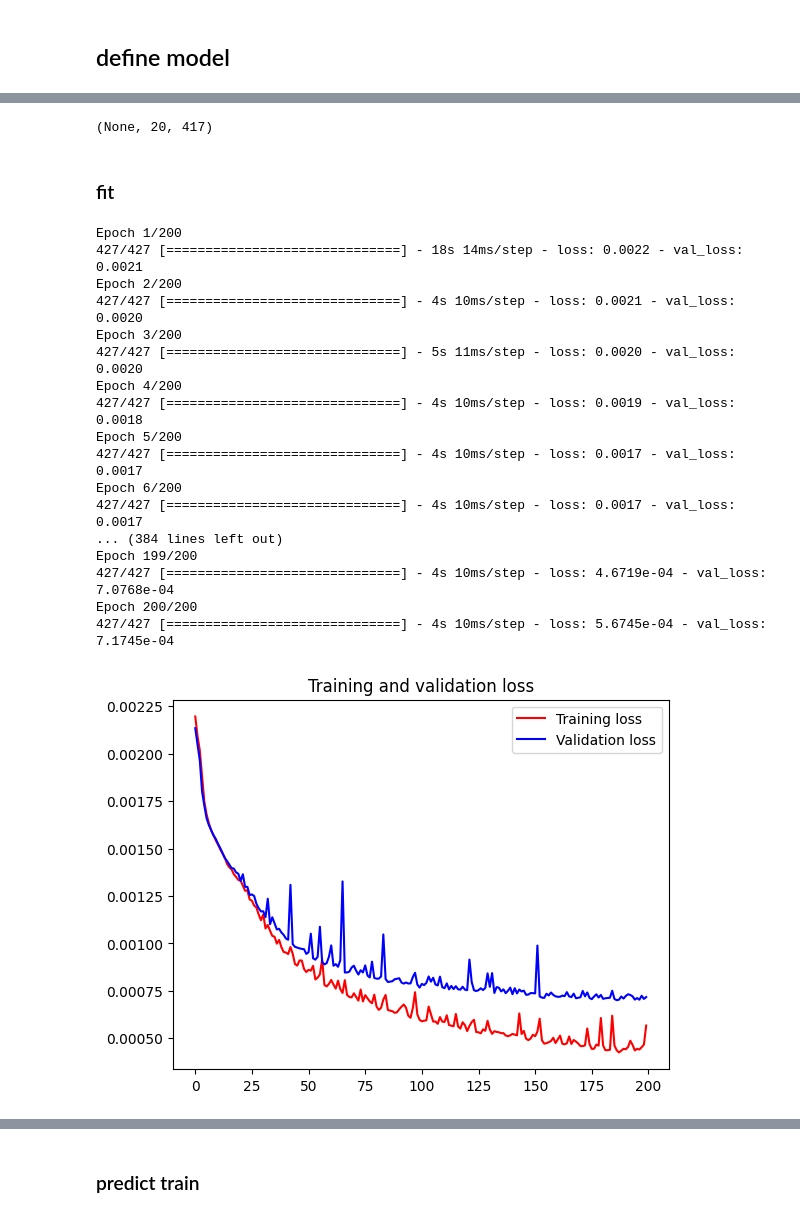
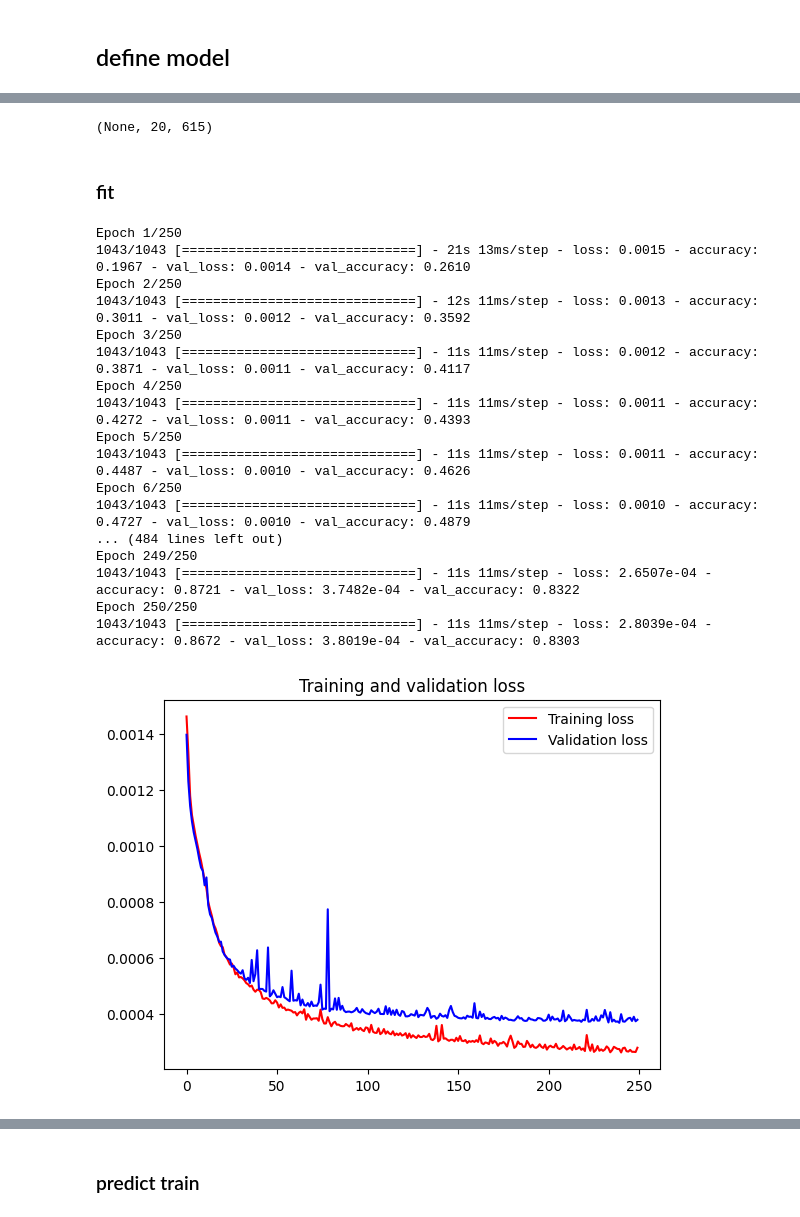
Before and after one commit to Eidell/gRPC-log-LSTM-Anomaly-Detection, a Jupyter notebook: lstm.ipynb, the cells around one changed output, grey strips where cells are left out. Drawn from its saved outputs; the diff is of its cells as text; code cells hidden in the pictures.

```diff
--- a/lstm.ipynb
+++ b/lstm.ipynb
@@ -82,8 +82,8 @@ def import_to_df(folder, start, end):
 ## import train
 # %%
 ''' ---- real call:'''
-#train_df,train_dforiginal = import_to_df("/content/normal",17,40);
+train_df,train_dforiginal = import_to_df("/content/normal",17,40);
 
 ''' ---- testing calls:'''
-train_df,train_dforiginal = import_to_df("/content/normal",17,25);
+#train_df,train_dforiginal = import_to_df("/content/normal",17,25);
 # %% [output]
@@ -93,9 +94,9 @@ Number of errors: 0
 ## import test
 # %%
 ''' ---- real call: '''
-#test_df,test_dforiginal  = import_to_df("/content/anomaly",39, 50);
+test_df,test_dforiginal  = import_to_df("/content/anomaly",39, 50);
 
 '''---- testing calls:
 '''
-test_df, test_dforiginal = import_to_df("/content/anomaly",39,45);
+#test_df, test_dforiginal = import_to_df("/content/anomaly",39,45);
 # %% [output]
@@ -296,12 +273,14 @@ Found GPU at: /device:GPU:0
 # %% [markdown]
 ## timeseries
 # %%
+
+
 num_steps = 20
 features = train_df.shape[1]
-x_train_shaped = np.reshape((train_df.iloc[:341080]).to_numpy(), newshape=(-1, num_steps, features))
 
+train_batches = (train_df.shape[0] // num_steps) * num_steps
+train_data = train_df.iloc[:train_batches]
 
-
-
-#train_gen = TimeseriesGenerator(train_data, train_data, length=seq_length, batch_size=batch_size)
+features = train_df.shape[1]
+x_train_shaped = np.reshape(train_data.to_numpy(), newshape=(-1, num_steps, features))
 # %%
@@ -335,6 +317,6 @@ model.add(LSTM(64, activation='tanh', return_sequences=True))
 model.add(LSTM(128, activation='tanh', return_sequences=True))
 model.add(TimeDistributed(Dense(x_train_shaped.shape[2])))
 
-model.compile(optimizer='adam', loss='mse')
+model.compile(optimizer='adam', loss='mse',metrics=['accuracy'])
 model.summary()
 # %% [output]
@@ -358,43 +340,53 @@ _________________________________________________________________
 # %%
 model.layers[0].input_shape
 # %% [output]
-(None, 20, 417)
+(None, 20, 615)
 # %% [markdown]
 ### fit
 # %%
 import matplotlib.pyplot as plt
 
-epochs = 200
+epochs = 250
+checkpoint_filepath = '/tmp/checkpoint'
+model_checkpoint_callback = tf.keras.callbacks.ModelCheckpoint(
+    filepath=checkpoint_filepath,
+    save_weights_only=True,
+    monitor='val_accuracy',
+    mode='max',
+    save_best_only=True)
 
-history = model.fit(x_train_shaped,x_train_shaped, epochs=epochs, validation_split=0.2)
+# Model weights are saved at the end of every epoch, if it's the best seen
+# so far.
+
+history = model.fit(x_train_shaped,x_train_shaped, epochs=epochs, validation_split=0.2, callbacks=[model_checkpoint_callback])
 
 # Plot training and validation loss over epochs
 loss = history.history['loss']
 val_loss = history.history['val_loss']
 epochs = range(len(loss))
 
 plt.figure()
 plt.plot(epochs, loss, 'r', label='Training loss')
 plt.plot(epochs, val_loss, 'b', label='Validation loss')
 plt.title('Training and validation loss')
 plt.legend()
 plt.show()
 # %% [output]
-Epoch 1/200
-427/427 [==============================] - 18s 14ms/step - loss: 0.0022 - val_loss: 0.0021
-Epoch 2/200
-427/427 [==============================] - 4s 10ms/step - loss: 0.0021 - val_loss: 0.0020
-Epoch 3/200
-427/427 [==============================] - 5s 11ms/step - loss: 0.0020 - val_loss: 0.0020
-Epoch 4/200
-427/427 [==============================] - 4s 10ms/step - loss: 0.0019 - val_loss: 0.0018
-Epoch 5/200
-427/427 [==============================] - 4s 10ms/step - loss: 0.0017 - val_loss: 0.0017
-Epoch 6/200
-427/427 [==============================] - 4s 10ms/step - loss: 0.0017 - val_loss: 0.0017
-... (384 lines left out)
-Epoch 199/200
-427/427 [==============================] - 4s 10ms/step - loss: 4.6719e-04 - val_loss: 7.0768e-04
-Epoch 200/200
-427/427 [==============================] - 4s 10ms/step - loss: 5.6745e-04 - val_loss: 7.1745e-04
+Epoch 1/250
+1043/1043 [==============================] - 21s 13ms/step - loss: 0.0015 - accuracy: 0.1967 - val_loss: 0.0014 - val_accuracy: 0.2610
+Epoch 2/250
+1043/1043 [==============================] - 12s 11ms/step - loss: 0.0013 - accuracy: 0.3011 - val_loss: 0.0012 - val_accuracy: 0.3592
+Epoch 3/250
+1043/1043 [==============================] - 11s 11ms/step - loss: 0.0012 - accuracy: 0.3871 - val_loss: 0.0011 - val_accuracy: 0.4117
+Epoch 4/250
+1043/1043 [==============================] - 11s 11ms/step - loss: 0.0011 - accuracy: 0.4272 - val_loss: 0.0011 - val_accuracy: 0.4393
+Epoch 5/250
+1043/1043 [==============================] - 11s 11ms/step - loss: 0.0011 - accuracy: 0.4487 - val_loss: 0.0010 - val_accuracy: 0.4626
+Epoch 6/250
+1043/1043 [==============================] - 11s 11ms/step - loss: 0.0010 - accuracy: 0.4727 - val_loss: 0.0010 - val_accuracy: 0.4879
+... (484 lines left out)
+Epoch 249/250
+1043/1043 [==============================] - 11s 11ms/step - loss: 2.6507e-04 - accuracy: 0.8721 - val_loss: 3.7482e-04 - val_accuracy: 0.8322
+Epoch 250/250
+1043/1043 [==============================] - 11s 11ms/step - loss: 2.8039e-04 - accuracy: 0.8672 - val_loss: 3.8019e-04 - val_accuracy: 0.8303
-[figure, old version]
+[figure, new version]
```
Also changed, not shown: parts of 62 cells of this notebook.
